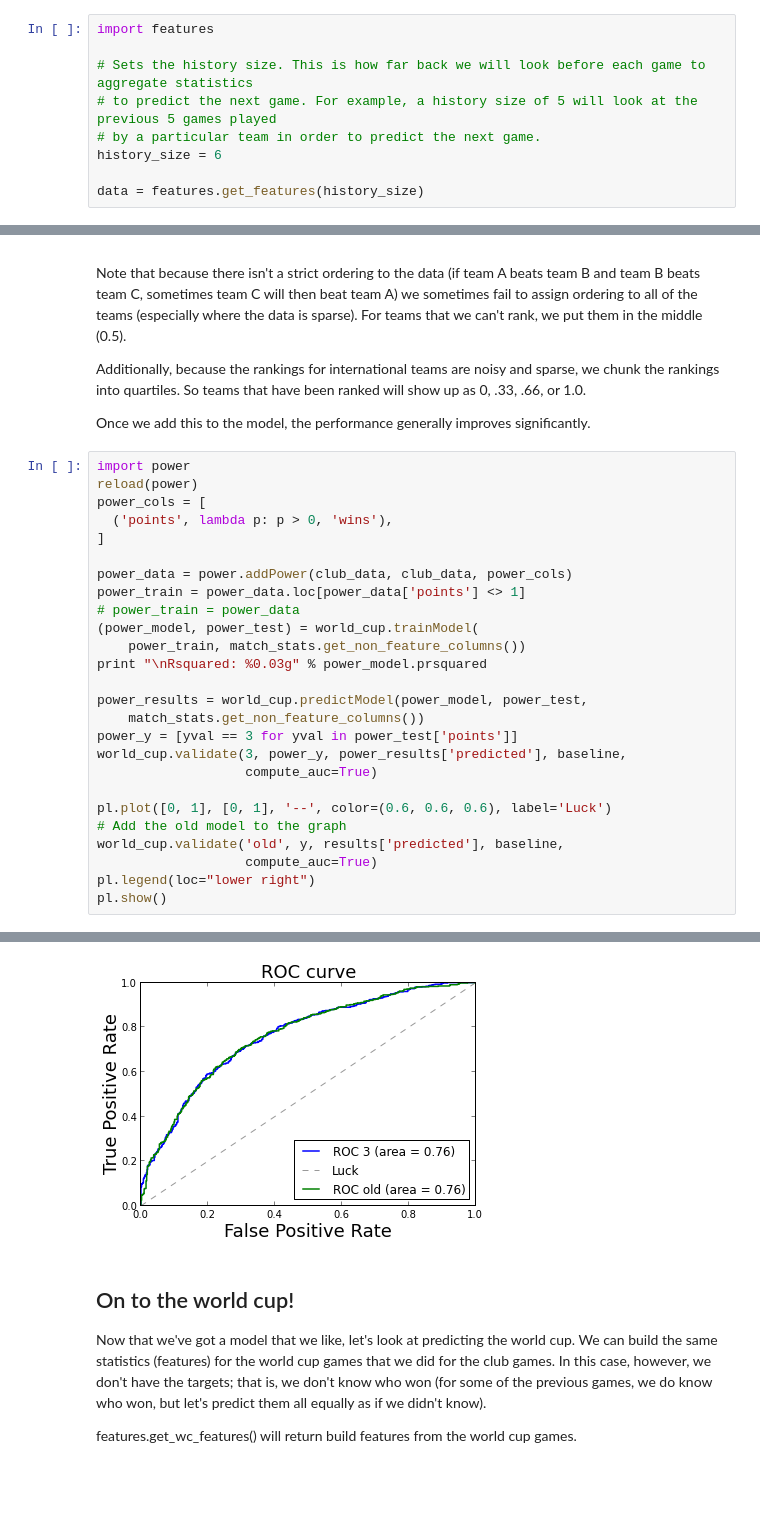
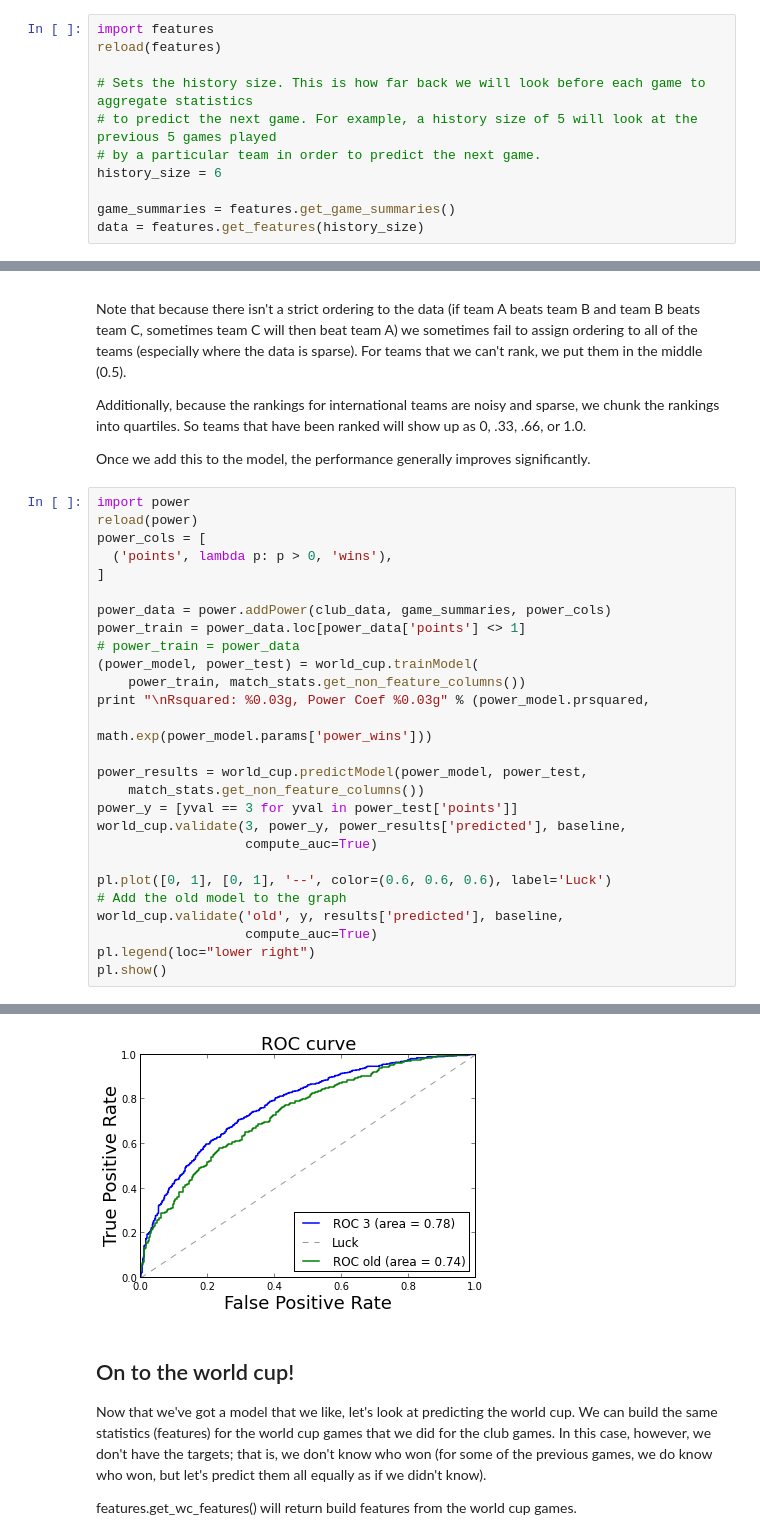
Before and after one commit to fhoffa/io, a Jupyter notebook: regression/wc-final.ipynb, the cells around one changed output, grey strips where cells are left out. Saved outputs shown, nothing was run; the diff lists cells and outputs as text; blank space fills up the shorter version.

Commit message:
Fixed power calculations for wc games (needed to sort the table). Also improved power calculation by taking older seasons less seriously

```diff
--- a/regression/wc-final.ipynb
+++ b/regression/wc-final.ipynb
@@ -66,11 +66,13 @@ prepared statistics instead of the raw data.
 In order to predict a game, we look at the previous N games of history for each team, where N is defined here as history_size.
 # %%
 import features
+reload(features)
 
 # Sets the history size. This is how far back we will look before each game to aggregate statistics
 # to predict the next game. For example, a history size of 5 will look at the previous 5 games played
 # by a particular team in order to predict the next game.
 history_size = 6
 
+game_summaries = features.get_game_summaries()
 data = features.get_features(history_size)
 # %% [output]
@@ -309,12 +312,13 @@ power_cols = [
   ('points', lambda p: p > 0, 'wins'),
 ]
 
-power_data = power.addPower(club_data, club_data, power_cols)
+power_data = power.addPower(club_data, game_summaries, power_cols)
 power_train = power_data.loc[power_data['points'] <> 1]
 # power_train = power_data
 (power_model, power_test) = world_cup.trainModel(
     power_train, match_stats.get_non_feature_columns())
-print "\nRsquared: %0.03g" % power_model.prsquared
+print "\nRsquared: %0.03g, Power Coef %0.03g" % (power_model.prsquared,
+                                                 math.exp(power_model.params['power_wins']))
 
 power_results = world_cup.predictModel(power_model, power_test,
     match_stats.get_non_feature_columns())
@@ -346,4 +356,4 @@ Rsquared: 0.219
-[figure, old version]
+[figure, new version]
 # %% [markdown]
 ## On to the world cup!
 
```
Also changed, not shown: parts of 11 cells of this notebook, 3 other files.
